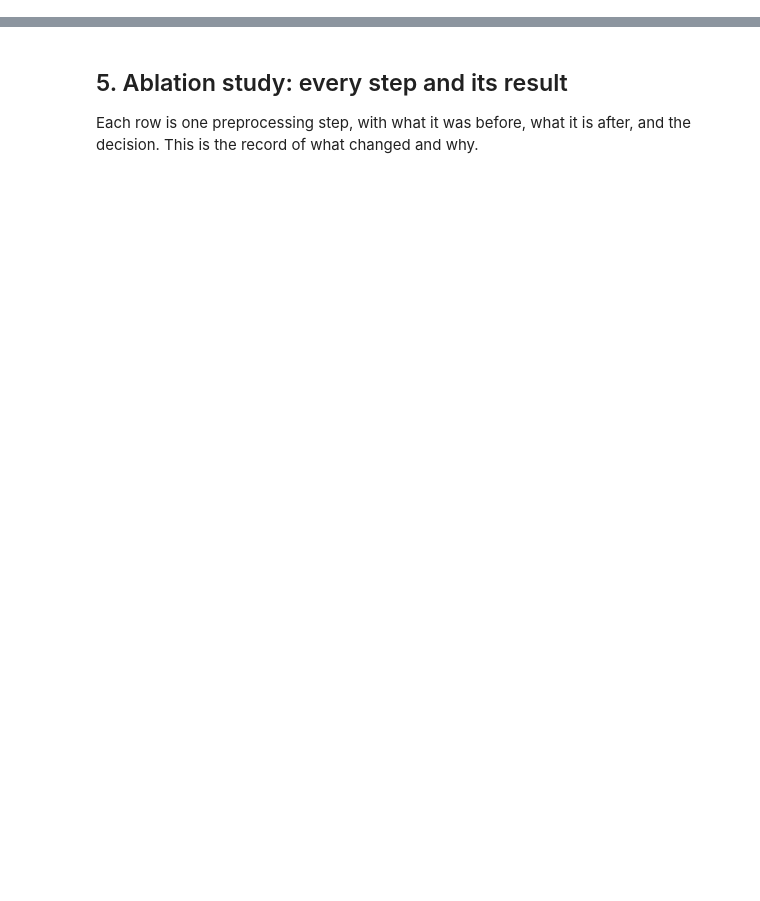
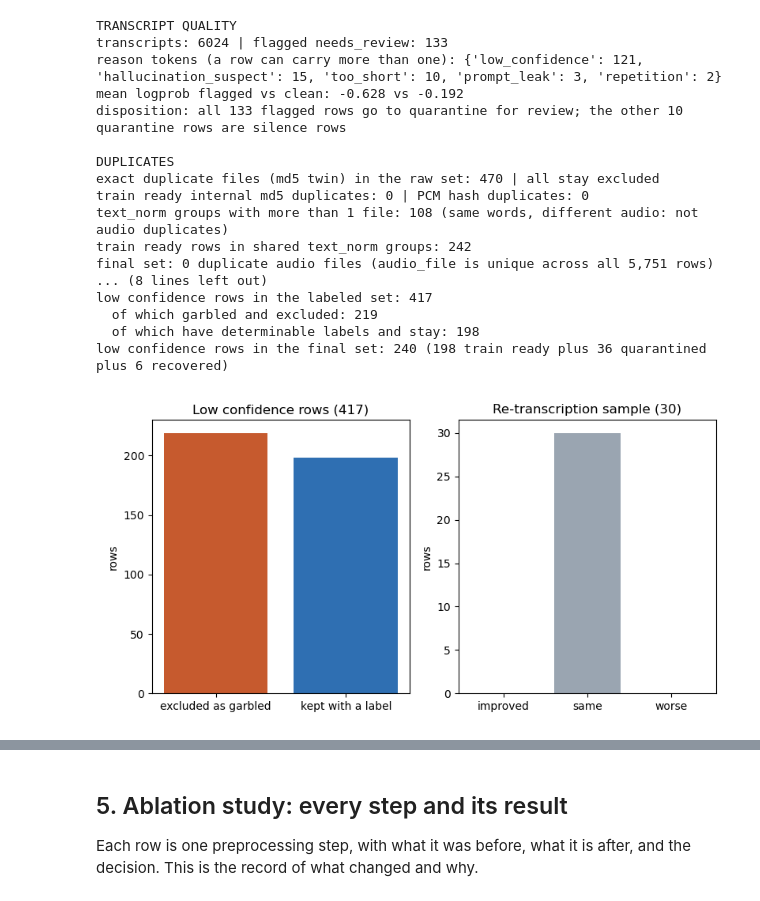
Before and after one commit to hazemelerefey/smart-voicemail-router, a Jupyter notebook: notebooks/data-preprocessing/data_preprocessing.ipynb, the cells around one changed output, grey strips where cells are left out. Drawn from its saved outputs; the diff is of its cells as text; code cells hidden in the pictures; blank space fills up the shorter version.

```diff
--- a/notebooks/data-preprocessing/data_preprocessing.ipynb
+++ b/notebooks/data-preprocessing/data_preprocessing.ipynb
@@ -120,0 +331,63 @@ The process has 9 steps, each handling one kind of problem. The steps run in ord
+# %%
+# (f) Transcript quality
+toks = audit["issues"]["transcript_quality"]["reason_tokens"]
+print("TRANSCRIPT QUALITY")
+print("transcripts:", len(clean), "| flagged needs_review:", int(clean["needs_review"].sum()))
+print("reason tokens (a row can carry more than one):", toks)
+print("mean logprob flagged vs clean:", audit["issues"]["transcript_quality"]["mean_logprob_flagged"], "vs", audit["issues"]["transcript_quality"]["mean_logprob_clean"])
+print("disposition: all 133 flagged rows go to quarantine for review; the other 10 quarantine rows are silence rows")
+print()
+# (g) Duplicates
+dup_groups = clean.groupby("text_norm").size()
+print("DUPLICATES")
+print("exact duplicate files (md5 twin) in the raw set:", int(invc["is_duplicate"].sum()), "| all stay excluded")
+print("train ready internal md5 duplicates:", excl["duplicate_overlap_with_train_ready"]["train_ready_internal_md5_duplicates"], "| PCM hash duplicates:", excl["duplicate_overlap_with_train_ready"]["train_ready_pcm_duplicates"])
+print("text_norm groups with more than 1 file:", int((dup_groups > 1).sum()), "(same words, different audio: not audio duplicates)")
+print("train ready rows in shared text_norm groups:", excl["duplicate_overlap_with_train_ready"]["train_ready_text_norm_rows_in_duplicate_text_groups"])
+print("final set: 0 duplicate audio files (audio_file is unique across all 5,751 rows)")
+print()
+# (h) Garbled transcripts
+print("GARBLED TRANSCRIPTS")
+print("rows that could not be labeled confidently:", len(garbled))
+print("re-transcription sample:", exp["sample_size"], "rows | improved:", exp["counts"]["improved"], "| same:", exp["counts"]["same"], "| worse:", exp["counts"]["worse"])
+print("median similarity old vs new:", exp["summary_stats"]["median_similarity_old_vs_new"], "| identical transcripts:", exp["summary_stats"]["identical_transcripts"])
+print("decision: EXCLUDE all 219 from training; the garble is in the audio, not the transcription")
+print()
+# (i) Low confidence rows
+low_n = int((lab["confidence"] == "low").sum())
+print("LOW CONFIDENCE ROWS")
+print("low confidence rows in the labeled set:", low_n)
+print("  of which garbled and excluded:", len(garbled))
+print("  of which have determinable labels and stay:", low_n - len(garbled))
+print("low confidence rows in the final set:", int((ct["confidence"] == "low").sum()), "(198 train ready plus 36 quarantined plus 6 recovered)")
+fig = Figure(figsize=(8, 4.2))
+ax = fig.add_subplot(121)
+ax.bar(["excluded as garbled", "kept with a label"], [len(garbled), low_n - len(garbled)], color=["#c65a2e", "#2f6fb2"])
+ax.set_title("Low confidence rows (417)")
+ax.set_ylabel("rows")
+ax2 = fig.add_subplot(122)
+ax2.bar(["improved", "same", "worse"], [exp["counts"]["improved"], exp["counts"]["same"], exp["counts"]["worse"]], color=["#2f6fb2", "#9aa5b1", "#c65a2e"])
+ax2.set_title("Re-transcription sample (30)")
+ax2.set_ylabel("rows")
+fig.tight_layout()
+save_fig(fig, "transcript_flags.png")
+show("transcript_flags.png")
+# %% [output]
+TRANSCRIPT QUALITY
+transcripts: 6024 | flagged needs_review: 133
+reason tokens (a row can carry more than one): {'low_confidence': 121, 'hallucination_suspect': 15, 'too_short': 10, 'prompt_leak': 3, 'repetition': 2}
+mean logprob flagged vs clean: -0.628 vs -0.192
+disposition: all 133 flagged rows go to quarantine for review; the other 10 quarantine rows are silence rows
+
+DUPLICATES
+exact duplicate files (md5 twin) in the raw set: 470 | all stay excluded
+train ready internal md5 duplicates: 0 | PCM hash duplicates: 0
+text_norm groups with more than 1 file: 108 (same words, different audio: not audio duplicates)
+train ready rows in shared text_norm groups: 242
+final set: 0 duplicate audio files (audio_file is unique across all 5,751 rows)
+... (8 lines left out)
+low confidence rows in the labeled set: 417
+  of which garbled and excluded: 219
+  of which have determinable labels and stay: 198
+low confidence rows in the final set: 240 (198 train ready plus 36 quarantined plus 6 recovered)
+[figure, added]
```
Also changed, not shown: parts of 18 cells of this notebook, 26 other files.
